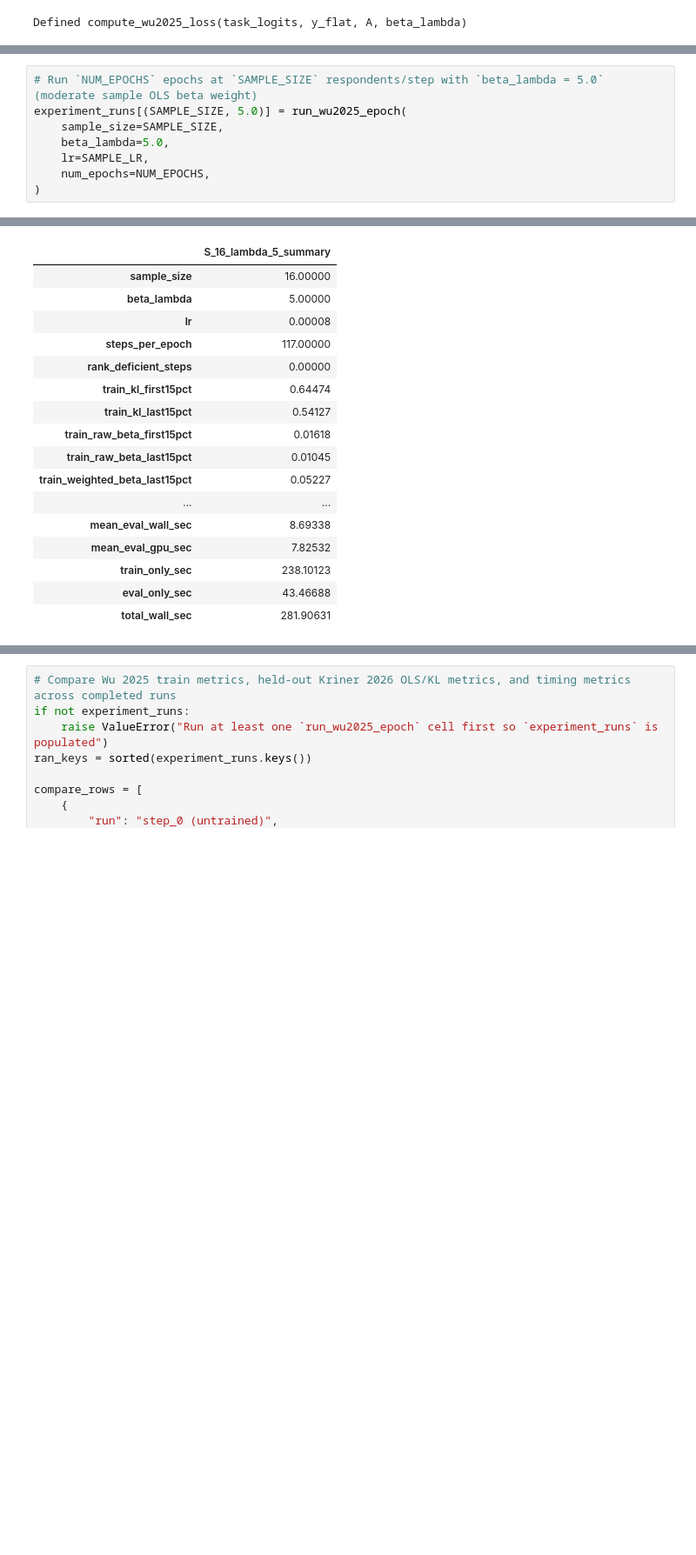
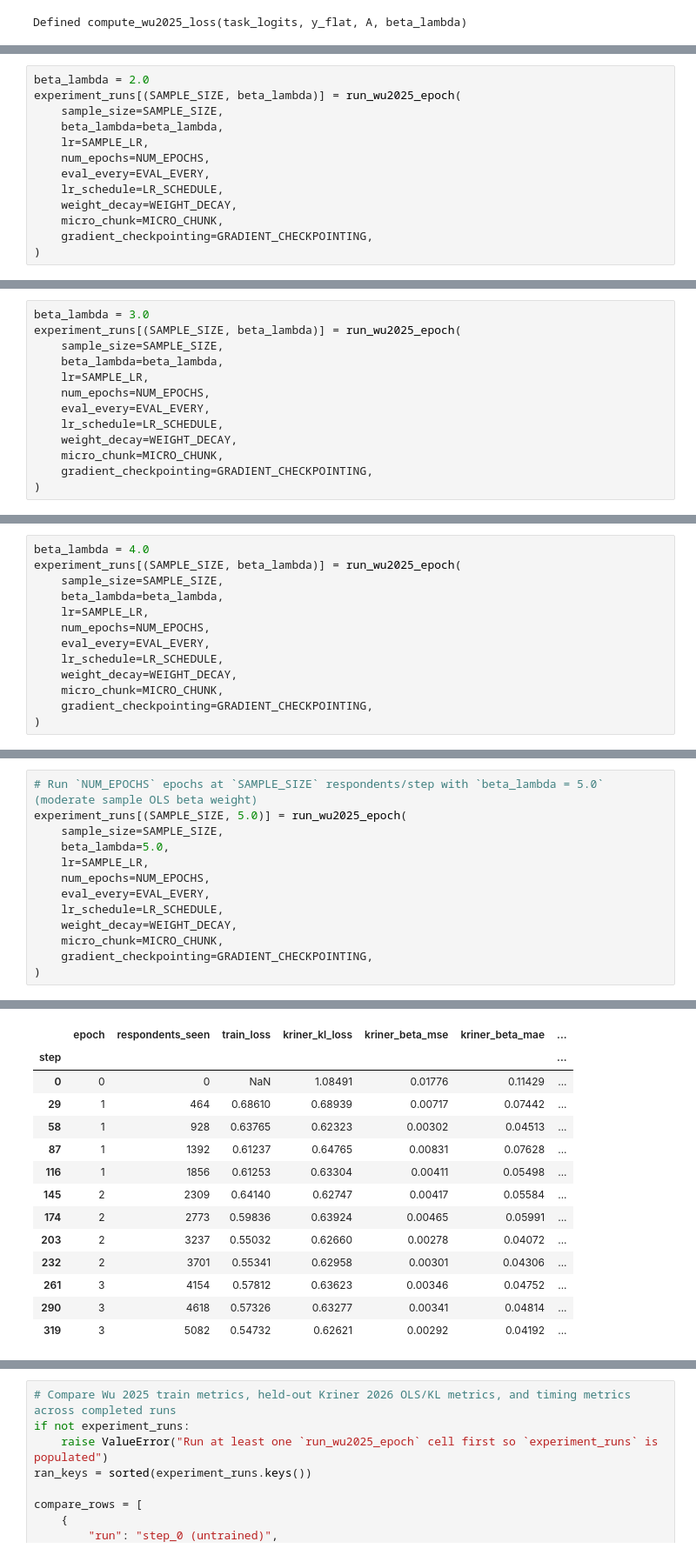
Before and after one commit to davoodwadi/decision-models-finetuning, a Jupyter notebook: code/train-notebooks/beta-training/train-beta-v4-more-epochs-800m.ipynb, the cells around one changed output, grey strips where cells are left out. Shown at 87% size. Drawn from its saved outputs; the diff is of its cells as text; blank space fills up the shorter version.

```diff
--- a/code/train-notebooks/beta-training/train-beta-v4-more-epochs-800m.ipynb
+++ b/code/train-notebooks/beta-training/train-beta-v4-more-epochs-800m.ipynb
@@ -1000,0 +1373,13 @@ experiment_runs[(SAMPLE_SIZE, 1.0)] = run_wu2025_epoch(
+# %%
+beta_lambda = 2.0
+experiment_runs[(SAMPLE_SIZE, beta_lambda)] = run_wu2025_epoch(
+    sample_size=SAMPLE_SIZE,
+    beta_lambda=beta_lambda,
+    lr=SAMPLE_LR,
+    num_epochs=NUM_EPOCHS,
+    eval_every=EVAL_EVERY,
+    lr_schedule=LR_SCHEDULE,
+    weight_decay=WEIGHT_DECAY,
+    micro_chunk=MICRO_CHUNK,
+    gradient_checkpointing=GRADIENT_CHECKPOINTING,
+)
@@ -1000,0 +1406,13 @@ experiment_runs[(SAMPLE_SIZE, 1.0)] = run_wu2025_epoch(
+# %%
+beta_lambda = 3.0
+experiment_runs[(SAMPLE_SIZE, beta_lambda)] = run_wu2025_epoch(
+    sample_size=SAMPLE_SIZE,
+    beta_lambda=beta_lambda,
+    lr=SAMPLE_LR,
+    num_epochs=NUM_EPOCHS,
+    eval_every=EVAL_EVERY,
+    lr_schedule=LR_SCHEDULE,
+    weight_decay=WEIGHT_DECAY,
+    micro_chunk=MICRO_CHUNK,
+    gradient_checkpointing=GRADIENT_CHECKPOINTING,
+)
@@ -1000,0 +1439,13 @@ experiment_runs[(SAMPLE_SIZE, 1.0)] = run_wu2025_epoch(
+# %%
+beta_lambda = 4.0
+experiment_runs[(SAMPLE_SIZE, beta_lambda)] = run_wu2025_epoch(
+    sample_size=SAMPLE_SIZE,
+    beta_lambda=beta_lambda,
+    lr=SAMPLE_LR,
+    num_epochs=NUM_EPOCHS,
+    eval_every=EVAL_EVERY,
+    lr_schedule=LR_SCHEDULE,
+    weight_decay=WEIGHT_DECAY,
+    micro_chunk=MICRO_CHUNK,
+    gradient_checkpointing=GRADIENT_CHECKPOINTING,
+)
@@ -1005,5 +1476,10 @@ experiment_runs[(SAMPLE_SIZE, 5.0)] = run_wu2025_epoch(
     beta_lambda=5.0,
     lr=SAMPLE_LR,
     num_epochs=NUM_EPOCHS,
+    eval_every=EVAL_EVERY,
+    lr_schedule=LR_SCHEDULE,
+    weight_decay=WEIGHT_DECAY,
+    micro_chunk=MICRO_CHUNK,
+    gradient_checkpointing=GRADIENT_CHECKPOINTING,
 )
 # %% [output]
@@ -1015,17 +1486,14 @@ experiment_runs[(SAMPLE_SIZE, 5.0)] = run_wu2025_epoch(
-|  | S_16_lambda_5_summary |
-| sample_size | 16.00000 |
-| beta_lambda | 5.00000 |
-| lr | 0.00008 |
-| steps_per_epoch | 117.00000 |
-| rank_deficient_steps | 0.00000 |
-| train_kl_first15pct | 0.64474 |
-| train_kl_last15pct | 0.54127 |
-| train_raw_beta_first15pct | 0.01618 |
-| train_raw_beta_last15pct | 0.01045 |
-| train_weighted_beta_last15pct | 0.05227 |
-| ... | ... |
-| mean_eval_wall_sec | 8.69338 |
-| mean_eval_gpu_sec | 7.82532 |
-| train_only_sec | 238.10123 |
-| eval_only_sec | 43.46688 |
-| total_wall_sec | 281.90631 |
+|  | epoch | respondents_seen | train_loss | kriner_kl_loss | kriner_beta_mse | kriner_beta_mae | ... |
+| step |  |  |  |  |  |  | ... |
+| 0 | 0 | 0 | NaN | 1.08491 | 0.01776 | 0.11429 | ... |
+| 29 | 1 | 464 | 0.68610 | 0.68939 | 0.00717 | 0.07442 | ... |
+| 58 | 1 | 928 | 0.63765 | 0.62323 | 0.00302 | 0.04513 | ... |
+| 87 | 1 | 1392 | 0.61237 | 0.64765 | 0.00831 | 0.07628 | ... |
+| 116 | 1 | 1856 | 0.61253 | 0.63304 | 0.00411 | 0.05498 | ... |
+| 145 | 2 | 2309 | 0.64140 | 0.62747 | 0.00417 | 0.05584 | ... |
+| 174 | 2 | 2773 | 0.59836 | 0.63924 | 0.00465 | 0.05991 | ... |
+| 203 | 2 | 3237 | 0.55032 | 0.62660 | 0.00278 | 0.04072 | ... |
+| 232 | 2 | 3701 | 0.55341 | 0.62958 | 0.00301 | 0.04306 | ... |
+| 261 | 3 | 4154 | 0.57812 | 0.63623 | 0.00346 | 0.04752 | ... |
+| 290 | 3 | 4618 | 0.57326 | 0.63277 | 0.00341 | 0.04814 | ... |
+| 319 | 3 | 5082 | 0.54732 | 0.62621 | 0.00292 | 0.04192 | ... |
```
Also changed, not shown: parts of 25 cells of this notebook, 4 other files.
